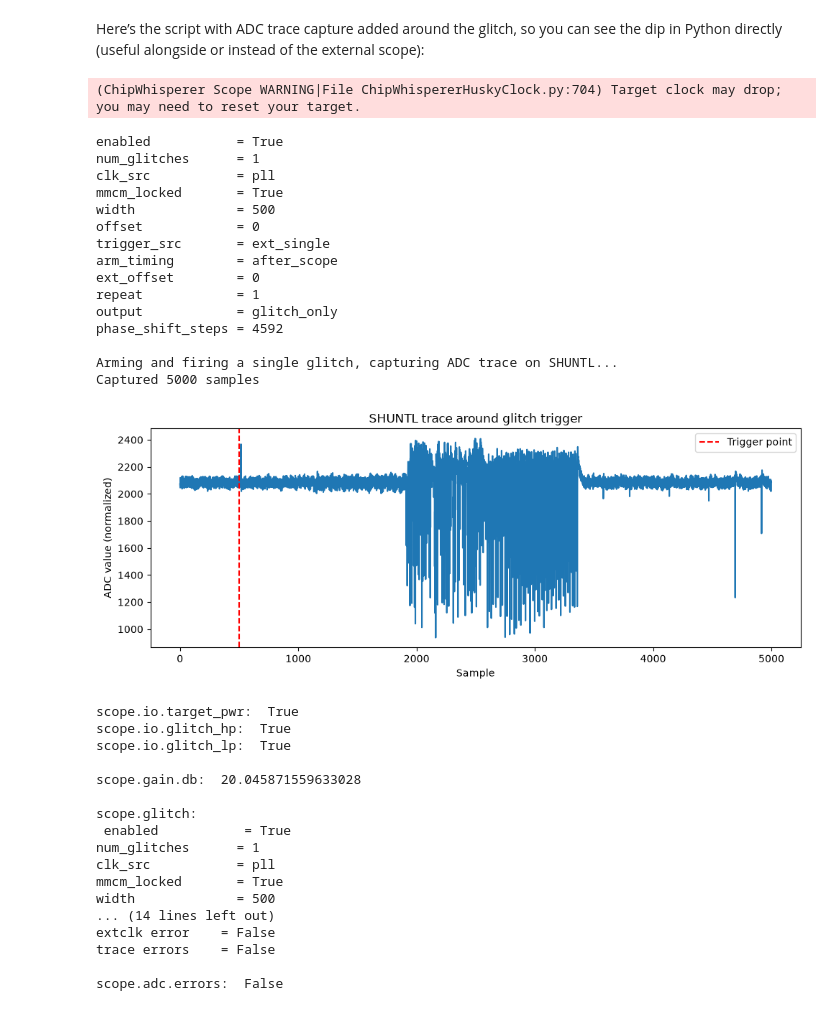
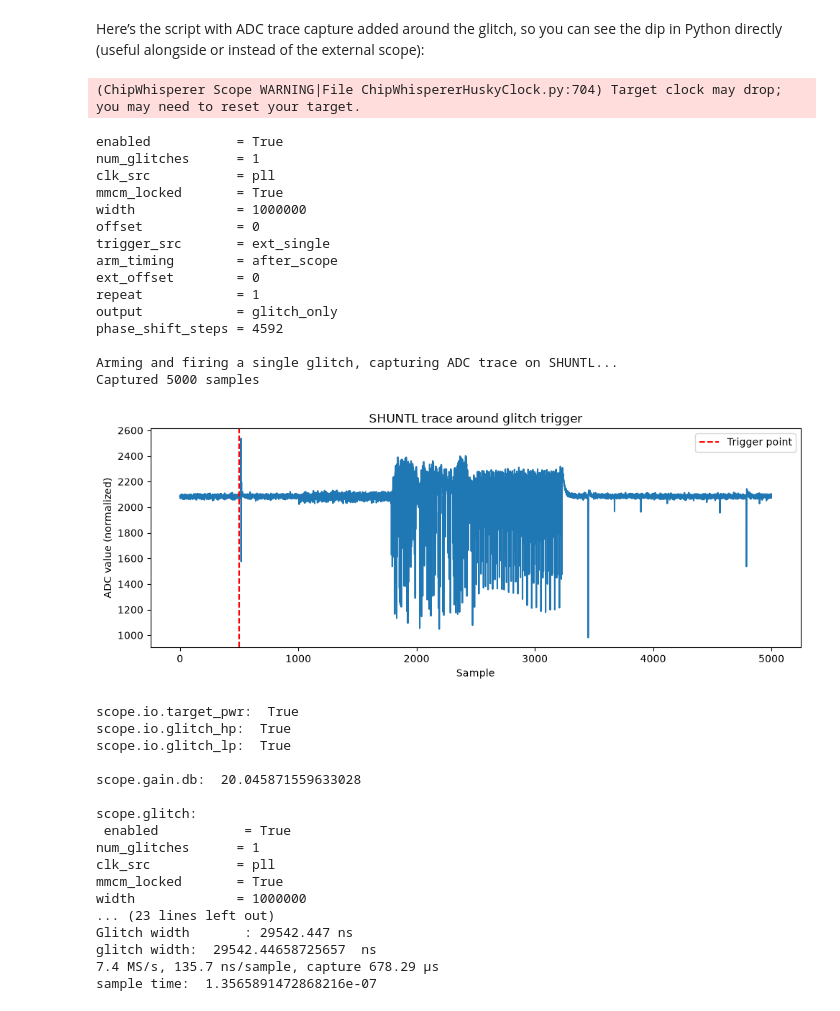
Before and after one commit to peter-hoch/chipwhisperer-jupyter, a Jupyter notebook: peters/HuskyGlitchTestSingle.ipynb, the cells around one changed output. Drawn from its saved outputs; the diff is of its cells as text; code cells hidden in the pictures.

```diff
--- a/peters/HuskyGlitchTestSingle.ipynb
+++ b/peters/HuskyGlitchTestSingle.ipynb
@@ -34,7 +34,7 @@ assert scope.glitch.mmcm_locked, "glitch MMCM did not lock"
 scope.io.glitch_trig_mcx = "glitch"
 
 scope.glitch.output = "glitch_only"
-scope.glitch.width = 500
+scope.glitch.width = 1000000
 scope.glitch.offset = 0
 scope.glitch.repeat = 1
 
@@ -71,36 +71,68 @@ if ret:
     print("Timeout — no trigger seen, no trace captured")
 else:
     trace = scope.get_last_trace()
     print(f"Captured {len(trace)} samples")
 
     plt.figure(figsize=(10, 4))
     plt.plot(trace)
     plt.axvline(x=scope.adc.presamples, color='r', linestyle='--', label='Trigger point')
     plt.xlabel("Sample")
     plt.ylabel("ADC value (normalized)")
     plt.title("SHUNTL trace around glitch trigger")
     plt.legend()
     plt.tight_layout()
+
     plt.show()
 # %% [output]
 (ChipWhisperer Scope WARNING|File ChipWhispererHuskyClock.py:704) Target clock may drop; you may need to reset your target.
 enabled           = True
 num_glitches      = 1
 clk_src           = pll
 mmcm_locked       = True
-width             = 500
+width             = 1000000
 offset            = 0
 trigger_src       = ext_single
 arm_timing        = after_scope
 ext_offset        = 0
 repeat            = 1
 output            = glitch_only
 phase_shift_steps = 4592
 
 Arming and firing a single glitch, capturing ADC trace on SHUNTL...
 Captured 5000 samples
-[figure, old version]
+[figure, new version]
 # %%
+def get_sample_time(scope):
+    f_adc = scope.clock.adc_freq     # read back the actual rate (Hz)
+    decimate = scope.adc.decimate    # 1 = no decimation
+    t_sample = decimate / f_adc      # seconds per sample
+
+    total_time = scope.adc.samples * t_sample
+    print(f"{f_adc/1e6:.1f} MS/s, {t_sample*1e9:.1f} ns/sample, capture {total_time*1e6:.2f} µs")
+
+    return t_sample
+
+
+
+def glitch_width_ns(scope):
+     f = scope.clock.clkgen_freq
+     steps = scope.glitch.phase_shift_steps
+     width = scope.glitch.width
+
+     period_ns = 1e9 / f
+     step_ns = period_ns / steps
+     width_ns = width * step_ns
+
+     print(f"Glitch clock       : {f/1e6:.3f} MHz")
+     print(f"Clock period       : {period_ns:.3f} ns")
+     print(f"Phase shift steps  : {steps}")
+     print(f"Step resolution    : {step_ns*1000:.3f} ps")
+     print(f"Width              : {width} steps")
+     print(f"Glitch width       : {width_ns:.3f} ns")
+
+     return width_ns
+
+
 print("scope.io.target_pwr: ", scope.io.target_pwr)
 print("scope.io.glitch_hp: ", scope.io.glitch_hp)
 print("scope.io.glitch_lp: ", scope.io.glitch_lp)
@@ -108,6 +140,8 @@ print("\nscope.gain.db: ", scope.gain.db)
 print("\nscope.glitch:\n", scope.glitch)
 print("\nscope.errors: \n", scope.errors)
 print("scope.adc.errors: ", scope.adc.errors)
+print("glitch width: ", glitch_width_ns(scope), " ns")
+print("sample time: ", get_sample_time(scope))
 # %% [output]
 scope.io.target_pwr:  True
 scope.io.glitch_hp:  True
@@ -120,9 +154,9 @@ scope.glitch:
 num_glitches      = 1
 clk_src           = pll
 mmcm_locked       = True
-width             = 500
-... (14 lines left out)
-extclk error    = False
-trace errors    = False
-
-scope.adc.errors:  False
+width             = 1000000
+... (23 lines left out)
+Glitch width       : 29542.447 ns
+glitch width:  29542.44658725657  ns
+7.4 MS/s, 135.7 ns/sample, capture 678.29 µs
+sample time:  1.3565891472868216e-07
```
Also changed, not shown: 2 other files.
